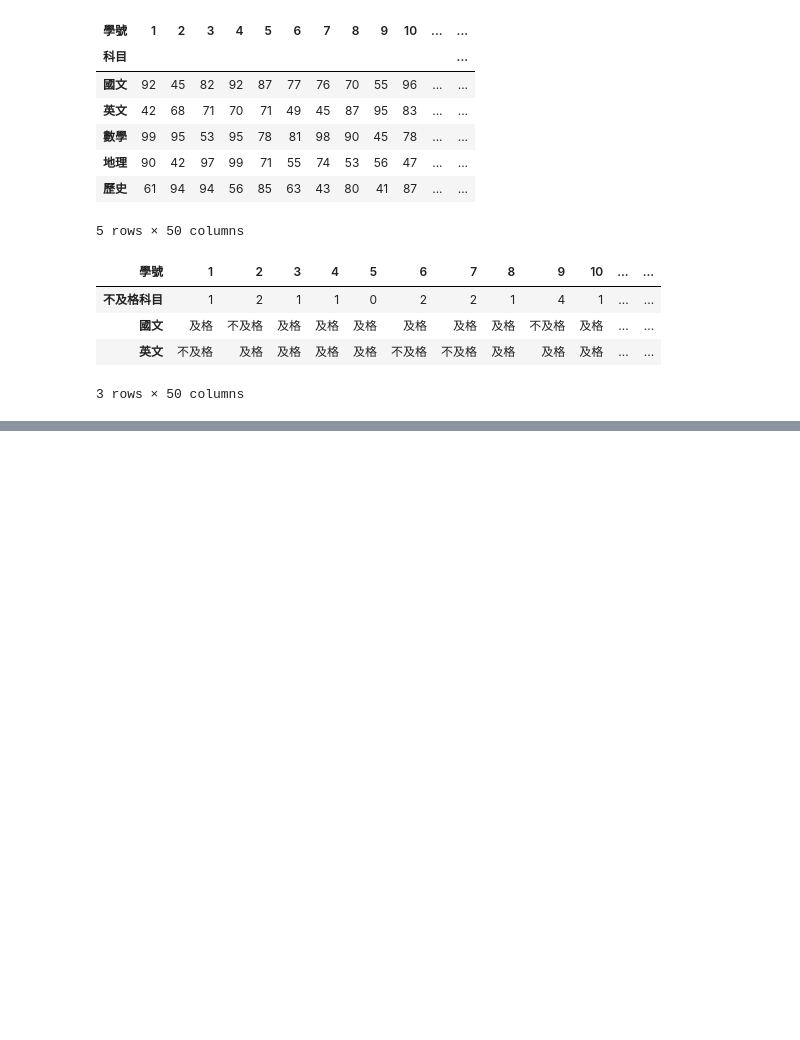
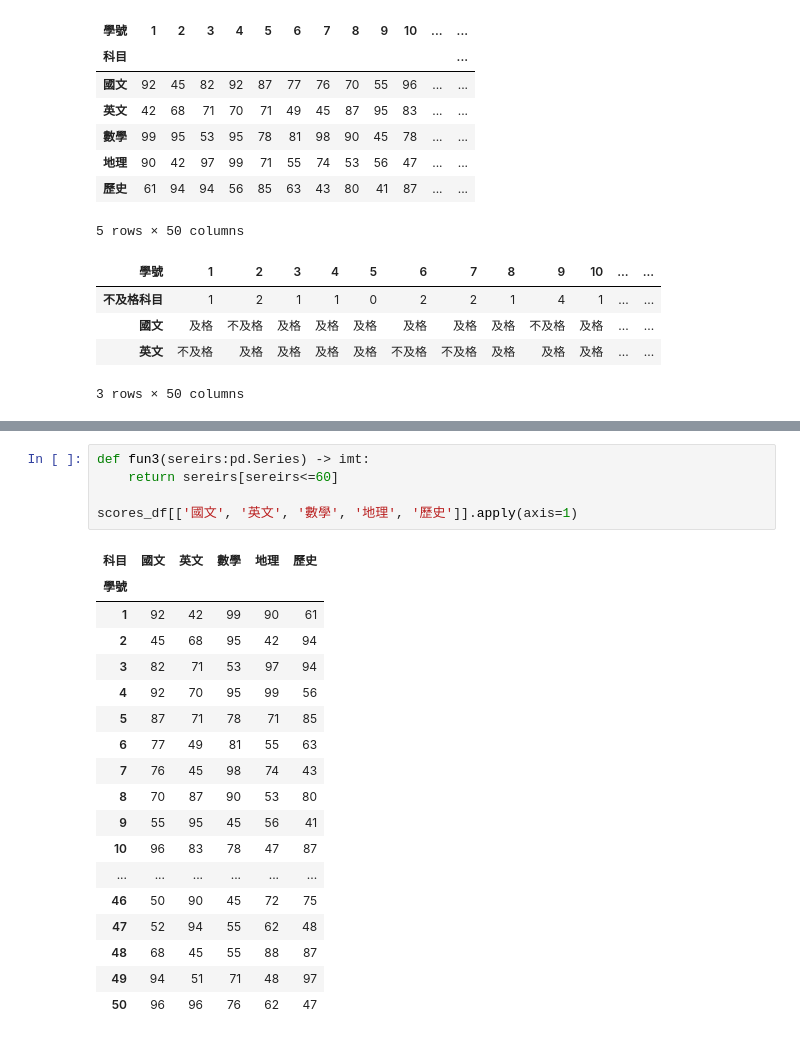
Before and after one commit to Rinrinnnnn/__112_python_chihlee__, a Jupyter notebook: lesson16_1.ipynb, the cells around one changed output, grey strips where cells are left out. Saved outputs shown, nothing was run; the diff lists cells and outputs as text; blank space fills up the shorter version.

```diff
--- a/lesson16_1.ipynb
+++ b/lesson16_1.ipynb
@@ -78,0 +95,24 @@ subject_df.T.apply(fun2)
+# %%
+def fun3(sereirs:pd.Series) -> imt:
+    return sereirs[sereirs<=60]
+
+scores_df[['國文', '英文', '數學', '地理', '歷史']].apply(axis=1)
+# %% [output]
+| 科目 | 國文 | 英文 | 數學 | 地理 | 歷史 |
+| 學號 |  |  |  |  |  |
+| 1 | 92 | 42 | 99 | 90 | 61 |
+| 2 | 45 | 68 | 95 | 42 | 94 |
+| 3 | 82 | 71 | 53 | 97 | 94 |
+| 4 | 92 | 70 | 95 | 99 | 56 |
+| 5 | 87 | 71 | 78 | 71 | 85 |
+| 6 | 77 | 49 | 81 | 55 | 63 |
+| 7 | 76 | 45 | 98 | 74 | 43 |
+| 8 | 70 | 87 | 90 | 53 | 80 |
+| 9 | 55 | 95 | 45 | 56 | 41 |
+| 10 | 96 | 83 | 78 | 47 | 87 |
+| ... | ... | ... | ... | ... | ... |
+| 46 | 50 | 90 | 45 | 72 | 75 |
+| 47 | 52 | 94 | 55 | 62 | 48 |
+| 48 | 68 | 45 | 55 | 88 | 87 |
+| 49 | 94 | 51 | 71 | 48 | 97 |
+| 50 | 96 | 96 | 76 | 62 | 47 |
```
Also changed, not shown: parts of 1 cell of this notebook.
